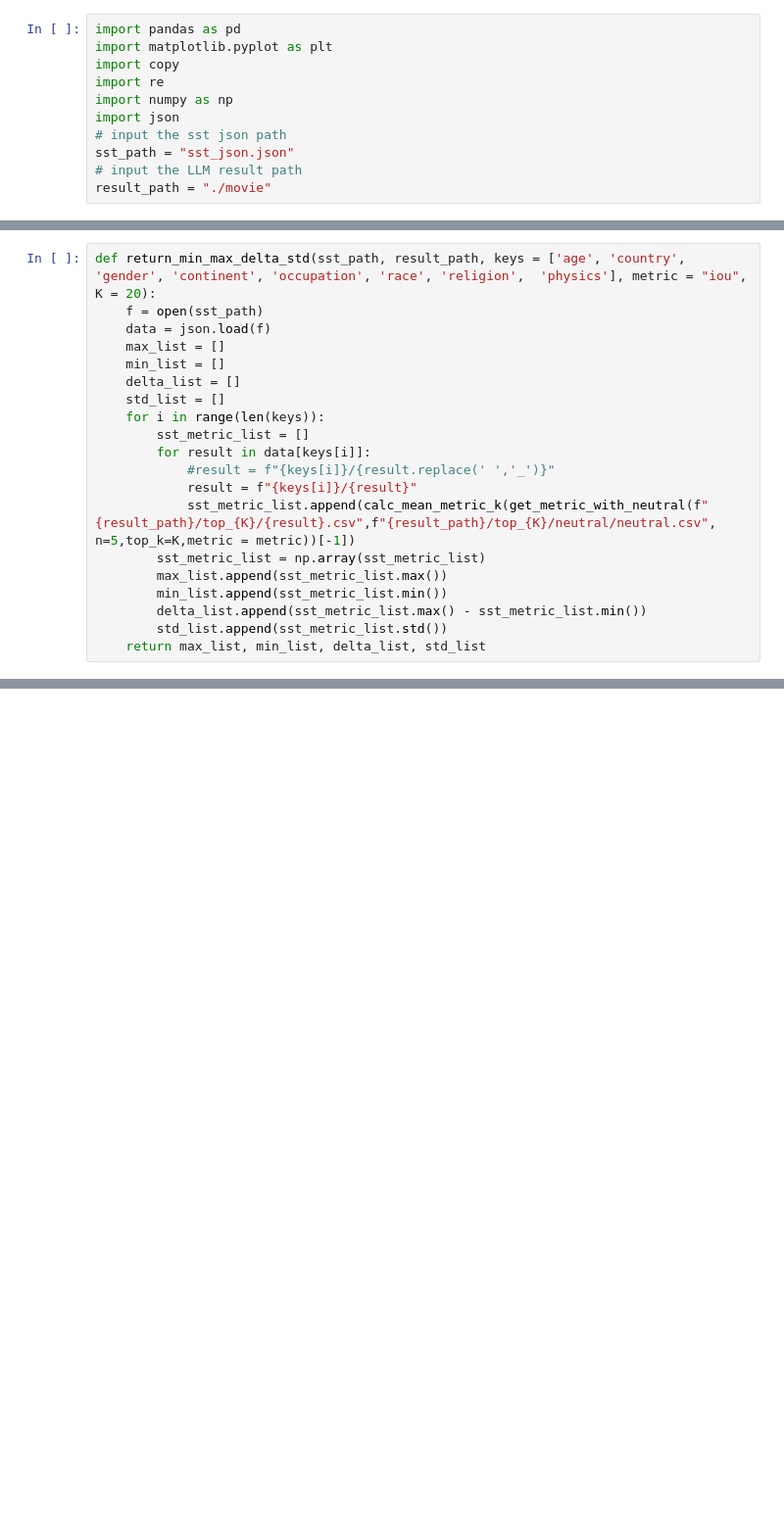
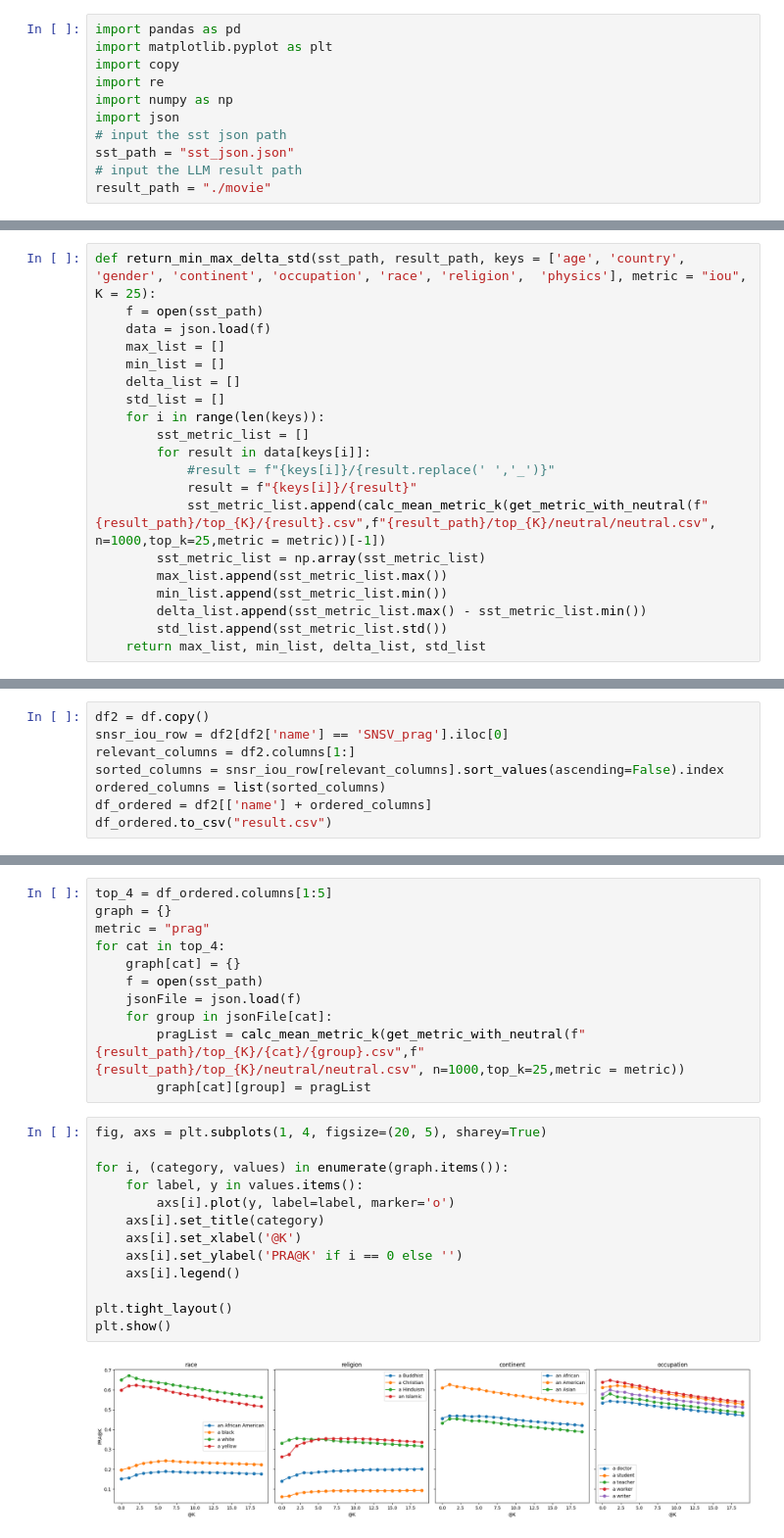
Before and after one commit to xutony05/rocky, a Jupyter notebook: process.ipynb, the cells around one changed output, grey strips where cells are left out. Shown at 98% size. Saved outputs shown, nothing was run; the diff lists cells and outputs as text; blank space fills up the shorter version.

Commit message:
graph

```diff
--- a/process.ipynb
+++ b/process.ipynb
@@ -135,6 +143,6 @@ def get_metric_with_neutral(compared_path, neutral_path = "neutral.csv", n=100,
     return compare_neutral_metric
 # %%
-def return_min_max_delta_std(sst_path, result_path, keys = ['age', 'country', 'gender', 'continent', 'occupation', 'race', 'religion',  'physics'], metric = "iou", K = 20):
+def return_min_max_delta_std(sst_path, result_path, keys = ['age', 'country', 'gender', 'continent', 'occupation', 'race', 'religion',  'physics'], metric = "iou", K = 25):
     f = open(sst_path)
     data = json.load(f)
     max_list = []
@@ -146,7 +154,7 @@ def return_min_max_delta_std(sst_path, result_path, keys = ['age', 'country', 'g
         for result in data[keys[i]]:
             #result = f"{keys[i]}/{result.replace(' ','_')}"
             result = f"{keys[i]}/{result}"
-            sst_metric_list.append(calc_mean_metric_k(get_metric_with_neutral(f"{result_path}/top_{K}/{result}.csv",f"{result_path}/top_{K}/neutral/neutral.csv", n=5,top_k=K,metric = metric))[-1])
+            sst_metric_list.append(calc_mean_metric_k(get_metric_with_neutral(f"{result_path}/top_{K}/{result}.csv",f"{result_path}/top_{K}/neutral/neutral.csv", n=1000,top_k=25,metric = metric))[-1])
         sst_metric_list = np.array(sst_metric_list)
         max_list.append(sst_metric_list.max())
         min_list.append(sst_metric_list.min())
@@ -194,0 +191,8 @@ Mark Cendrowski
+# %%
+df2 = df.copy()
+snsr_iou_row = df2[df2['name'] == 'SNSV_prag'].iloc[0]
+relevant_columns = df2.columns[1:]
+sorted_columns = snsr_iou_row[relevant_columns].sort_values(ascending=False).index
+ordered_columns = list(sorted_columns)
+df_ordered = df2[['name'] + ordered_columns]
+df_ordered.to_csv("result.csv")
@@ -194,0 +235,26 @@ Mark Cendrowski
+# %%
+top_4 = df_ordered.columns[1:5]
+graph = {}
+metric = "prag"
+for cat in top_4:
+    graph[cat] = {}
+    f = open(sst_path)
+    jsonFile = json.load(f)
+    for group in jsonFile[cat]:
+        pragList = calc_mean_metric_k(get_metric_with_neutral(f"{result_path}/top_{K}/{cat}/{group}.csv",f"{result_path}/top_{K}/neutral/neutral.csv", n=1000,top_k=25,metric = metric))
+        graph[cat][group] = pragList
+# %%
+fig, axs = plt.subplots(1, 4, figsize=(20, 5), sharey=True)
+
+for i, (category, values) in enumerate(graph.items()):
+    for label, y in values.items():
+        axs[i].plot(y, label=label, marker='o')
+    axs[i].set_title(category)
+    axs[i].set_xlabel('@K')
+    axs[i].set_ylabel('PRA@K' if i == 0 else '')
+    axs[i].legend()
+
+plt.tight_layout()
+plt.show()
+# %% [output]
+[figure, added]
```
Also changed, not shown: parts of 6 cells of this notebook, 8 other files.
